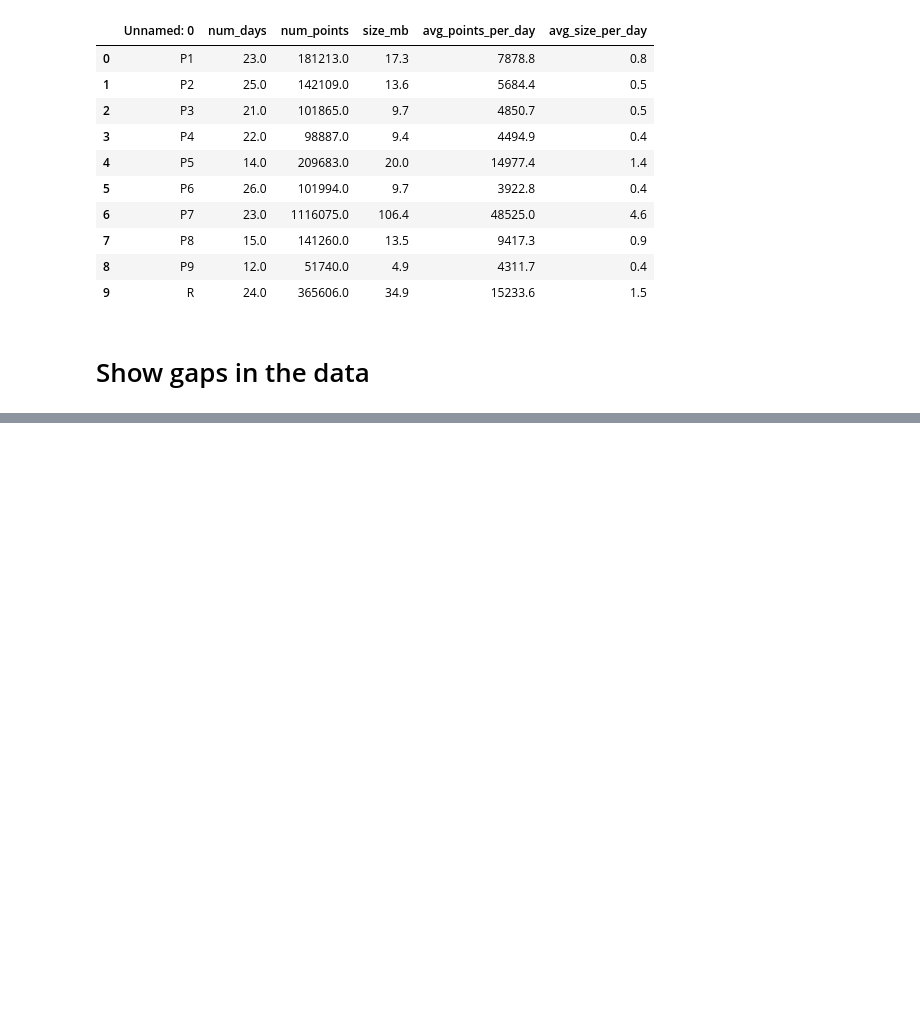
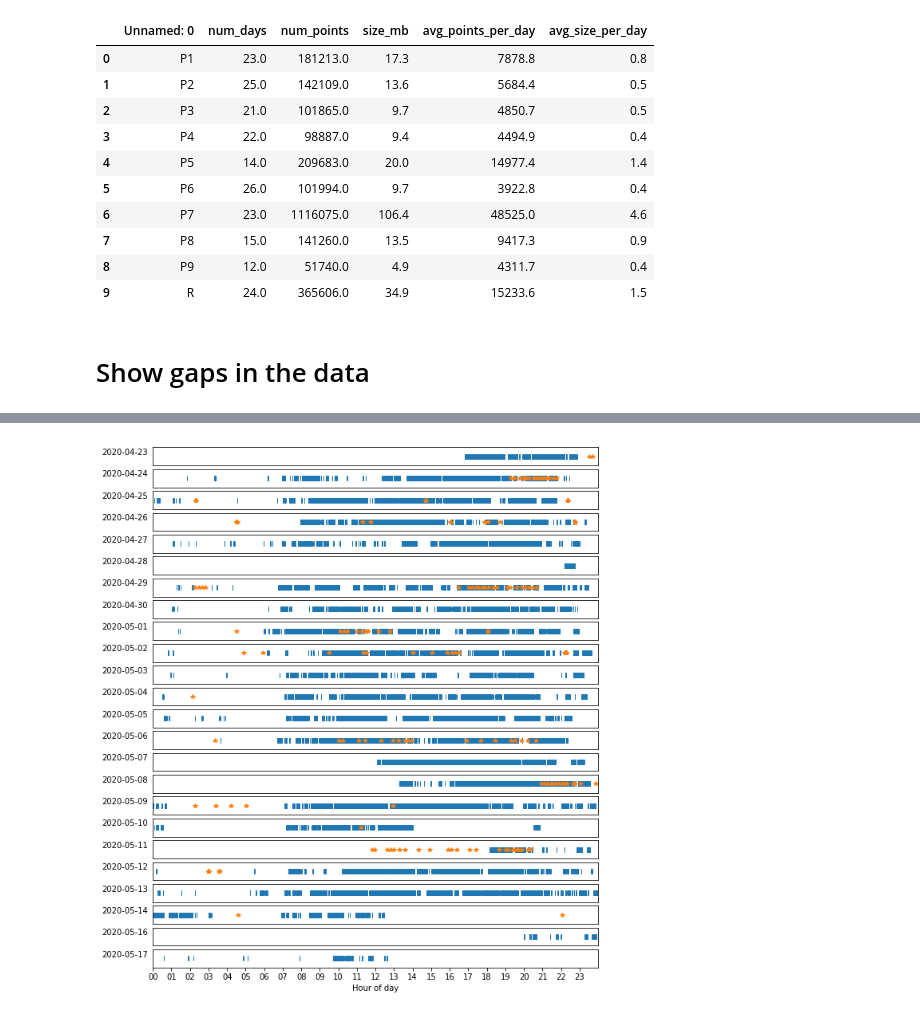
Before and after one commit to thomasnilsson/mobility-features-thesis, a Jupyter notebook: python-study/study/download_storage_data.ipynb, the cells around one changed output, grey strips where cells are left out. Saved outputs shown, nothing was run; the diff lists cells and outputs as text; code cells hidden in the pictures; blank space fills up the shorter version.

```diff
--- a/python-study/study/download_storage_data.ipynb
+++ b/python-study/study/download_storage_data.ipynb
@@ -546,0 +613,34 @@ for day in range(n):
+# %%
+f = get_contents(features_url)
+f = pd.DataFrame(f)
+f.timestamp = pd.to_datetime(f.timestamp)
+f.date = pd.to_datetime(f.date)
+f.timestamp = f.timestamp + pd.DateOffset(hours=2)
+# %%
+height = 0.5
+n = len(datetimes)
+fig, ax = plt.subplots(n, 1, figsize=[10, n*height])
+
+for day in range(n):
+    N = len(datetimes[day])
+    min_time = dates[day]
+    max_time = dates[day].replace(hour=23, minute=59, second=59)
+
+    f_today = f[f.date == min_time]
+    ax[day].plot(datetimes[day], np.zeros(N), '|')
+    ax[day].plot(f_today.timestamp, np.zeros(len(f_today)), '*')
+    ax[day].set_yticks([])
+    ax[day].set_xlim([min_time, max_time])
+    ax[day].set_ylabel(str(dates[day])[:10], rotation=0, labelpad=35)
+
+    if day == n-1:
+        ax[day].xaxis.set_major_locator(hours)
+        ax[day].xaxis.set_major_formatter(h_fmt)
+        ax[day].set_xlabel('Hour of day',)
+    else:
+        ax[day].set_xticks([])
+
+
+    #plt.savefig('plots/%s-gaps' % uid, dpi=300)
+# %% [output]
+[figure, added]
```
Also changed, not shown: parts of 12 cells of this notebook, 4 other files.
